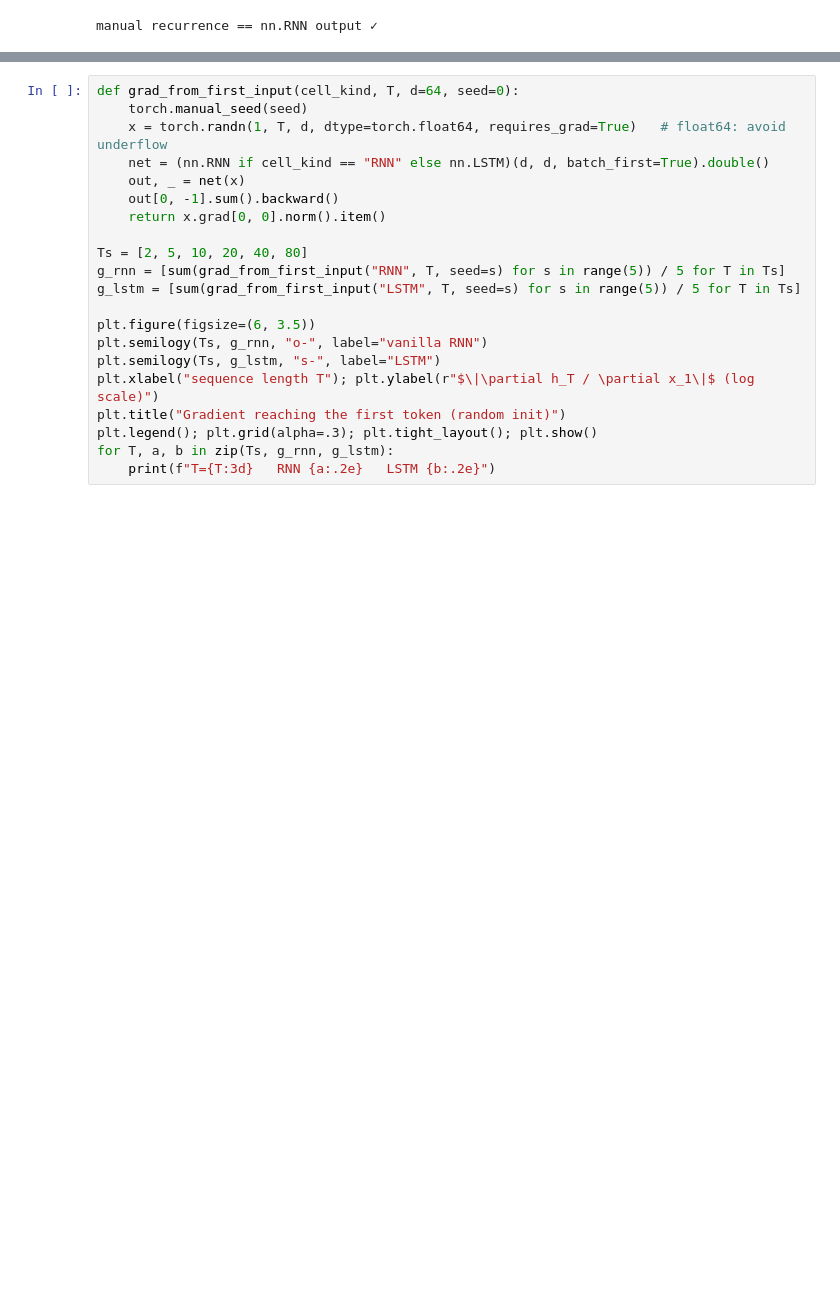
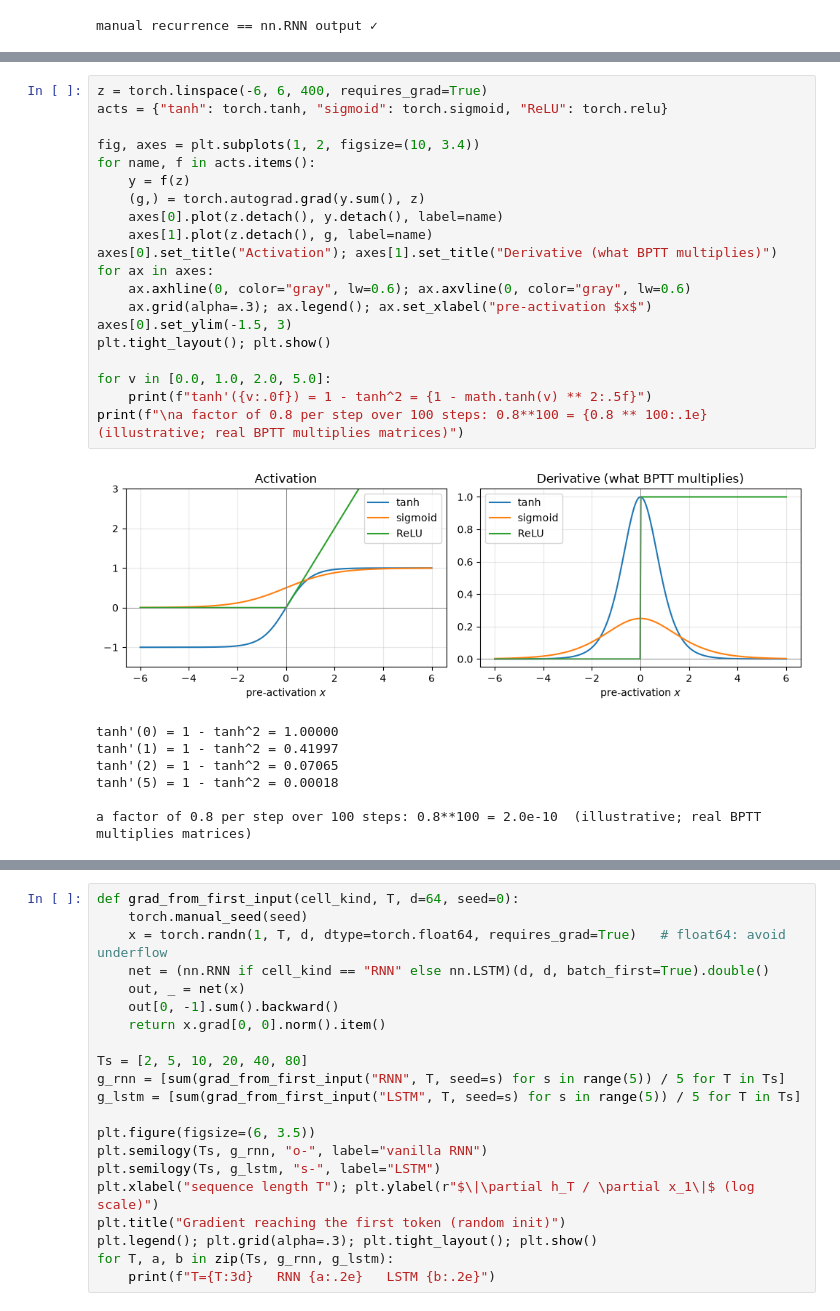
Before and after one commit to chungenyu6/ai-learning-notebooks, a Jupyter notebook: 02-LLM/live/00_rnn_lstm_to_transformer.ipynb, the cells around one changed output, grey strips where cells are left out. Saved outputs shown, nothing was run; the diff lists cells and outputs as text; blank space fills up the shorter version.

```diff
--- a/02-LLM/live/00_rnn_lstm_to_transformer.ipynb
+++ b/02-LLM/live/00_rnn_lstm_to_transformer.ipynb
@@ -165,0 +223,28 @@ manual recurrence == nn.RNN output ✓
+# %%
+z = torch.linspace(-6, 6, 400, requires_grad=True)
+acts = {"tanh": torch.tanh, "sigmoid": torch.sigmoid, "ReLU": torch.relu}
+
+fig, axes = plt.subplots(1, 2, figsize=(10, 3.4))
+for name, f in acts.items():
+    y = f(z)
+    (g,) = torch.autograd.grad(y.sum(), z)
+    axes[0].plot(z.detach(), y.detach(), label=name)
+    axes[1].plot(z.detach(), g, label=name)
+axes[0].set_title("Activation"); axes[1].set_title("Derivative (what BPTT multiplies)")
+for ax in axes:
+    ax.axhline(0, color="gray", lw=0.6); ax.axvline(0, color="gray", lw=0.6)
+    ax.grid(alpha=.3); ax.legend(); ax.set_xlabel("pre-activation $x$")
+axes[0].set_ylim(-1.5, 3)
+plt.tight_layout(); plt.show()
+
+for v in [0.0, 1.0, 2.0, 5.0]:
+    print(f"tanh'({v:.0f}) = 1 - tanh^2 = {1 - math.tanh(v) ** 2:.5f}")
+print(f"\na factor of 0.8 per step over 100 steps: 0.8**100 = {0.8 ** 100:.1e}  (illustrative; real BPTT multiplies matrices)")
+# %% [output]
+[figure, added]
+tanh'(0) = 1 - tanh^2 = 1.00000
+tanh'(1) = 1 - tanh^2 = 0.41997
+tanh'(2) = 1 - tanh^2 = 0.07065
+tanh'(5) = 1 - tanh^2 = 0.00018
+
+a factor of 0.8 per step over 100 steps: 0.8**100 = 2.0e-10  (illustrative; real BPTT multiplies matrices)
```
Also changed, not shown: parts of 12 cells of this notebook, 17 other files.
